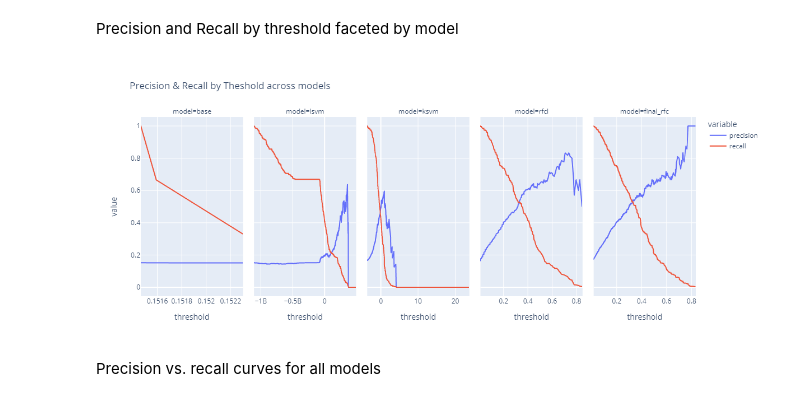
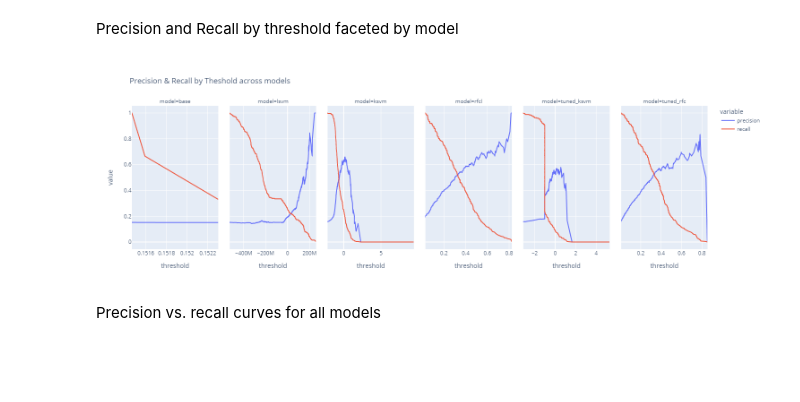
Before and after one commit to alexdparker/datascience, a Jupyter notebook: machine_learning/supermarket_classification.ipynb, the cells around one changed output. Cells and saved outputs as stored; diff of their text form; code cells hidden in the pictures; blank space fills up the shorter version.

```diff
--- a/machine_learning/supermarket_classification.ipynb
+++ b/machine_learning/supermarket_classification.ipynb
@@ -482,16 +624,20 @@ rnd_search.best_params_
 # %%
-rfcl_param_distribs = {'randomforestclassifier__n_estimators':randint(150,190),
-                        'randomforestclassifier__min_samples_split': randint(2,5),
-                        'randomforestclassifier__min_samples_leaf':randint(1,3)}
+rfcl_param_distribs = {'randomforestclassifier__n_estimators':randint(80,200),
+                        'randomforestclassifier__min_samples_split': randint(2,8),
+                        'randomforestclassifier__min_samples_leaf':randint(1,6)}
 
 rnd_search = RandomizedSearchCV(
     rfclassifier,
     param_distributions = rfcl_param_distribs,
-    n_iter = 10,
+    n_iter = 15,
     scoring = 'accuracy',
     random_state = 324
     )
 
 rnd_search.fit(X_train, y_train)
-rnd_search.best_params_
+print("Best hyperparameter combination:", rnd_search.best_params_)
+
+rnd_search_results = pd.DataFrame(rnd_search.cv_results_)
+rnd_search_results.sort_values(by = 'mean_test_score', ascending = False, inplace=True)
+rnd_search_results
 # %% [output]
@@ -512,5 +661,5 @@ rnd_search_results.head()
 # %%
-final_rfc = rnd_search.best_estimator_
+tuned_rfc = rnd_search.best_estimator_
 # %% [markdown]
 ## Comparing performance across the estimators
 # %% [markdown]
@@ -542,6 +691,9 @@ def classification_cv_metrics(model, X_train, y_train, cv, method, model_name):
     roc_wide = pd.DataFrame(roc_data)
     roc_long = roc_wide.melt(id_vars = ['threshold','model'])
 
-    return(pr_wide, pr_long, roc_wide, roc_long)
+    # save out the scores for later
+    scores = pd.Series(y_scores_mod, name = model_name)
+
+    return(pr_wide, pr_long, roc_wide, roc_long, scores)
 # %% [markdown]
 ### Run all the models through the cross val function defined above
@@ -585,12 +744,15 @@ final_rfc_prw, final_rfc_prl, final_rfc_rocw, final_rfc_rocl = classification_cv
 # %%
 
 # Generate wide datasets of all models' precision and recall scores
-models_prw = pd.concat([base_prw,lsvm_prw, ksvm_prw, rfcl_prw, final_rfc_prw])
-models_prl = pd.concat([base_prl,lsvm_prl, ksvm_prl, rfcl_prl, final_rfc_prl])
+models_prw = pd.concat([base_prw,lsvm_prw, ksvm_prw, rfcl_prw, tuned_ksvm_prw, tuned_rfc_prw], ignore_index = True)
+models_prl = pd.concat([base_prl,lsvm_prl, ksvm_prl, rfcl_prl, tuned_ksvm_prl, tuned_rfc_prl], ignore_index = True)
 
 # generate long datasets of all models' reciever operator characteristics
-models_rocw = pd.concat([base_rocw,lsvm_rocw, ksvm_rocw, rfcl_rocw, final_rfc_rocw])
-models_rocl = pd.concat([base_rocl,lsvm_rocl, ksvm_rocl, rfcl_rocl, final_rfc_rocl])
+models_rocw = pd.concat([base_rocw,lsvm_rocw, ksvm_rocw, rfcl_rocw, tuned_ksvm_rocw, tuned_rfc_rocw], ignore_index = True)
+models_rocl = pd.concat([base_rocl,lsvm_rocl, ksvm_rocl, rfcl_rocl, tuned_ksvm_rocl, tuned_rfc_rocl], ignore_index = True)
+
+# generate a dataframe of model scores for the training data
+model_scores = pd.concat([base_scores,lsvm_scores,ksvm_scores,rfcl_scores,tuned_ksvm_scores,tuned_rfc_scores], axis = 1, ignore_index = True)
 # %% [markdown]
 ### Plots of performance across models
 # %% [markdown]
@@ -598,16 +760,16 @@ Precision and Recall by threshold faceted by model
 # %%
 fig = px.line(models_prl,
     x = 'threshold',
     y = 'value',
     color = 'variable',
     facet_col = 'model',
     title = 'Precision & Recall by Theshold across models',
-    width = 1200)
+    width = 1500)
 
 fig.update_xaxes(matches = None)
 fig.show('png')
 # %% [output]
-[figure, old version]
+[figure, new version]
 # %% [markdown]
 Precision vs. recall curves for all models
 # %%
```
Also changed, not shown: parts of 34 cells of this notebook.
